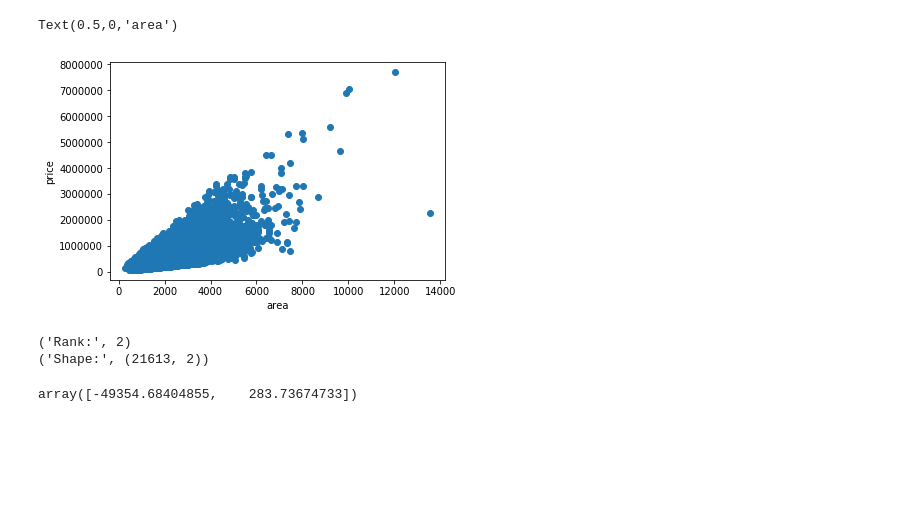
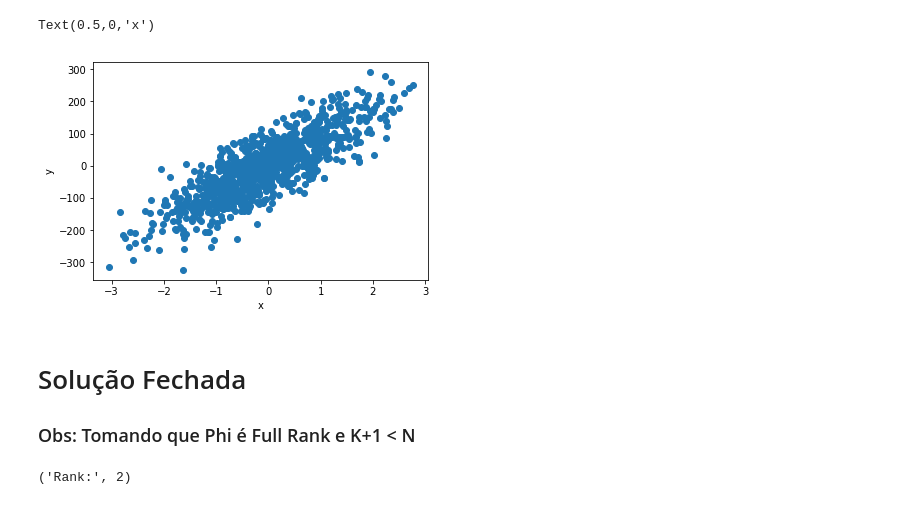
Before and after one commit to douglashsabreu/MachineLearning, a Jupyter notebook: linear_regression.ipynb, the cells around one changed output. Drawn from its saved outputs; the diff is of its cells as text; code cells hidden in the pictures; blank space fills up the shorter version.

```diff
--- a/linear_regression.ipynb
+++ b/linear_regression.ipynb
@@ -11,18 +5,0 @@ area = df['sqft_living']
-# %%
-plt.scatter(area, prices)
-plt.ylabel('price')
-plt.xlabel('area')
-# %% [output]
-Text(0.5,0,'area')
-[figure, removed]
-# %%
-_df = df[['price','sqft_living']]
-matrix = _df.values
-
-print('Rank:',np.linalg.matrix_rank(matrix))
-print('Shape:',matrix.shape)
-
-full_rank = True if matrix.shape[1] == np.linalg.matrix_rank(matrix) else False
-# %% [output]
-('Rank:', 2)
-('Shape:', (21613, 2))
@@ -38,9 +18,20 @@ price = df['price'].values[0:_slice]
+# %%
+x, y = make_regression(n_samples=1000, n_features=1, n_informative=1, random_state=0, noise=55)
+plt.scatter(x, y)
+plt.ylabel('y')
+plt.xlabel('x')
+# %% [output]
+Text(0.5,0,'x')
+[figure, added]
+# %% [markdown]
+# Solução Fechada
+
+### Obs: Tomando que Phi é Full Rank e K+1 < N
+# %%
+_phi = _generate_phi(2, x)
+print('Rank:',np.linalg.matrix_rank(_phi))
+# %% [output]
+('Rank:', 2)
 # %%
-if (K + 1 < N) and full_rank:
-    _phi = [ [1, value] for value in sqft_living ]
-    _phi_sqr_inv =  np.linalg.inv( np.dot(np.transpose(_phi), _phi) )
-    w = np.dot( np.dot( _phi_sqr_inv, np.transpose(_phi) ),  price)
-
-w
+_phi_sqr_inv =  np.linalg.inv( np.dot(np.transpose(_phi), _phi) )
+w = np.dot( np.dot( _phi_sqr_inv, np.transpose(_phi) ),  y)
-# %% [output]
-array([-49354.68404855,    283.73674733])
```
Also changed, not shown: parts of 12 cells of this notebook.
